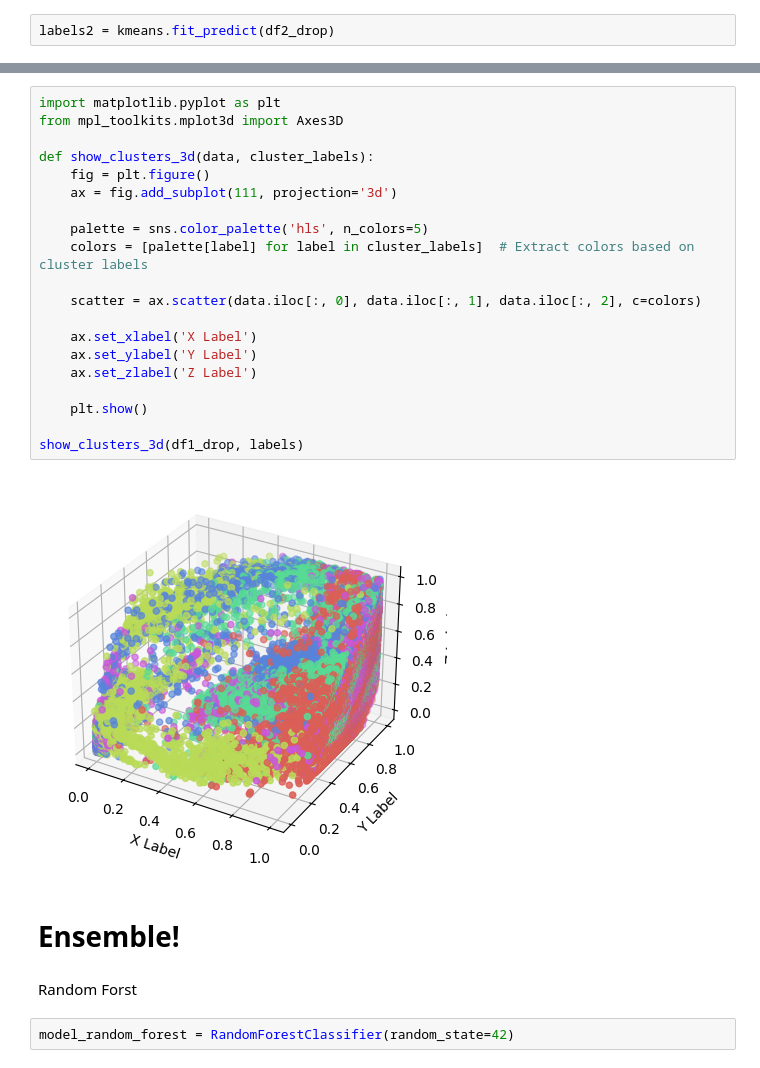
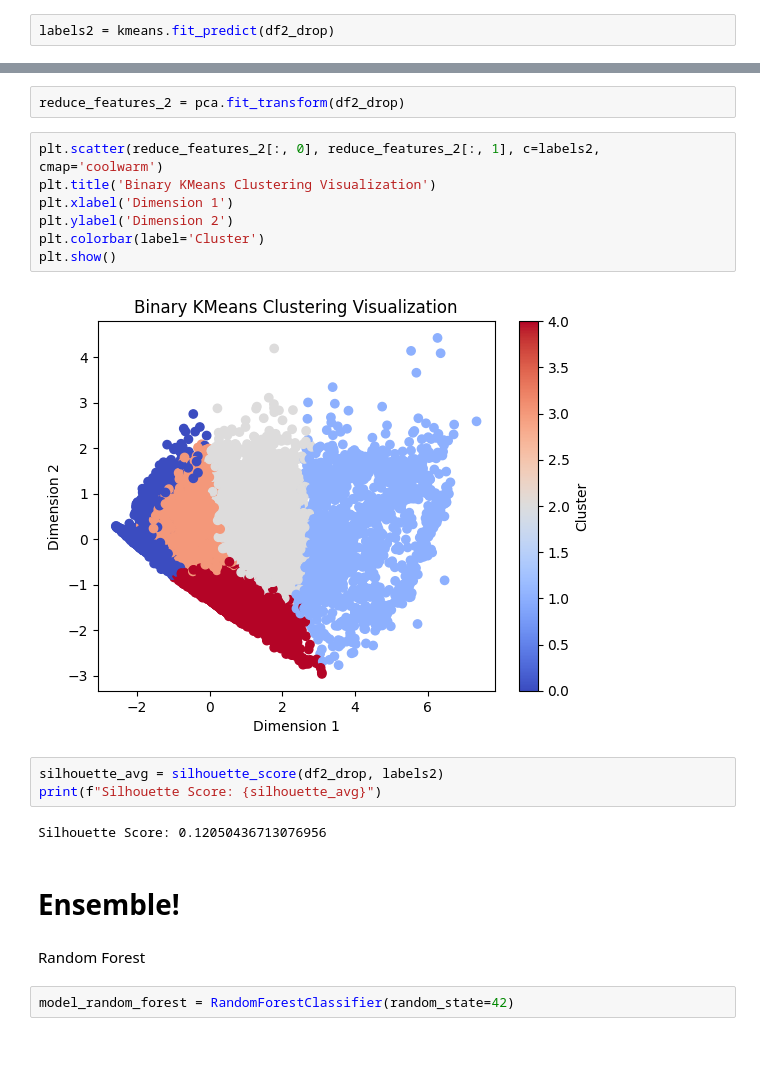
Before and after one commit to Mahim-SOL/ML_intern_task_SOL, a Jupyter notebook: Learning_task_of_SOL.ipynb, the cells around one changed output, grey strips where cells are left out. Cells and saved outputs as stored; diff of their text form.

```diff
--- a/Learning_task_of_SOL.ipynb
+++ b/Learning_task_of_SOL.ipynb
@@ -1023,29 +1039,23 @@ Accuracy: 0.4513328917011216
-# %%
-import matplotlib.pyplot as plt
-from mpl_toolkits.mplot3d import Axes3D
-
-def show_clusters_3d(data, cluster_labels):
-    fig = plt.figure()
-    ax = fig.add_subplot(111, projection='3d')
-
-    palette = sns.color_palette('hls', n_colors=5)
-    colors = [palette[label] for label in cluster_labels]  # Extract colors based on cluster labels
-
-    scatter = ax.scatter(data.iloc[:, 0], data.iloc[:, 1], data.iloc[:, 2], c=colors)
-
-    ax.set_xlabel('X Label')
-    ax.set_ylabel('Y Label')
-    ax.set_zlabel('Z Label')
-
-    plt.show()
-
-show_clusters_3d(df1_drop, labels)
-# %% [output]
-[figure, removed]
+# %%
+reduce_features_2 = pca.fit_transform(df2_drop)
+# %%
+plt.scatter(reduce_features_2[:, 0], reduce_features_2[:, 1], c=labels2, cmap='coolwarm')
+plt.title('Binary KMeans Clustering Visualization')
+plt.xlabel('Dimension 1')
+plt.ylabel('Dimension 2')
+plt.colorbar(label='Cluster')
+plt.show()
+# %% [output]
+[figure, added]
+# %%
+silhouette_avg = silhouette_score(df2_drop, labels2)
+print(f"Silhouette Score: {silhouette_avg}")
+# %% [output]
+Silhouette Score: 0.12050436713076956
 # %% [markdown]
 # Ensemble!
 # %% [markdown]
-Random Forst
+Random Forest
 # %%
 model_random_forest = RandomForestClassifier(random_state=42)
 # %%
```
Also changed, not shown: parts of 19 cells of this notebook, 1 other file.
